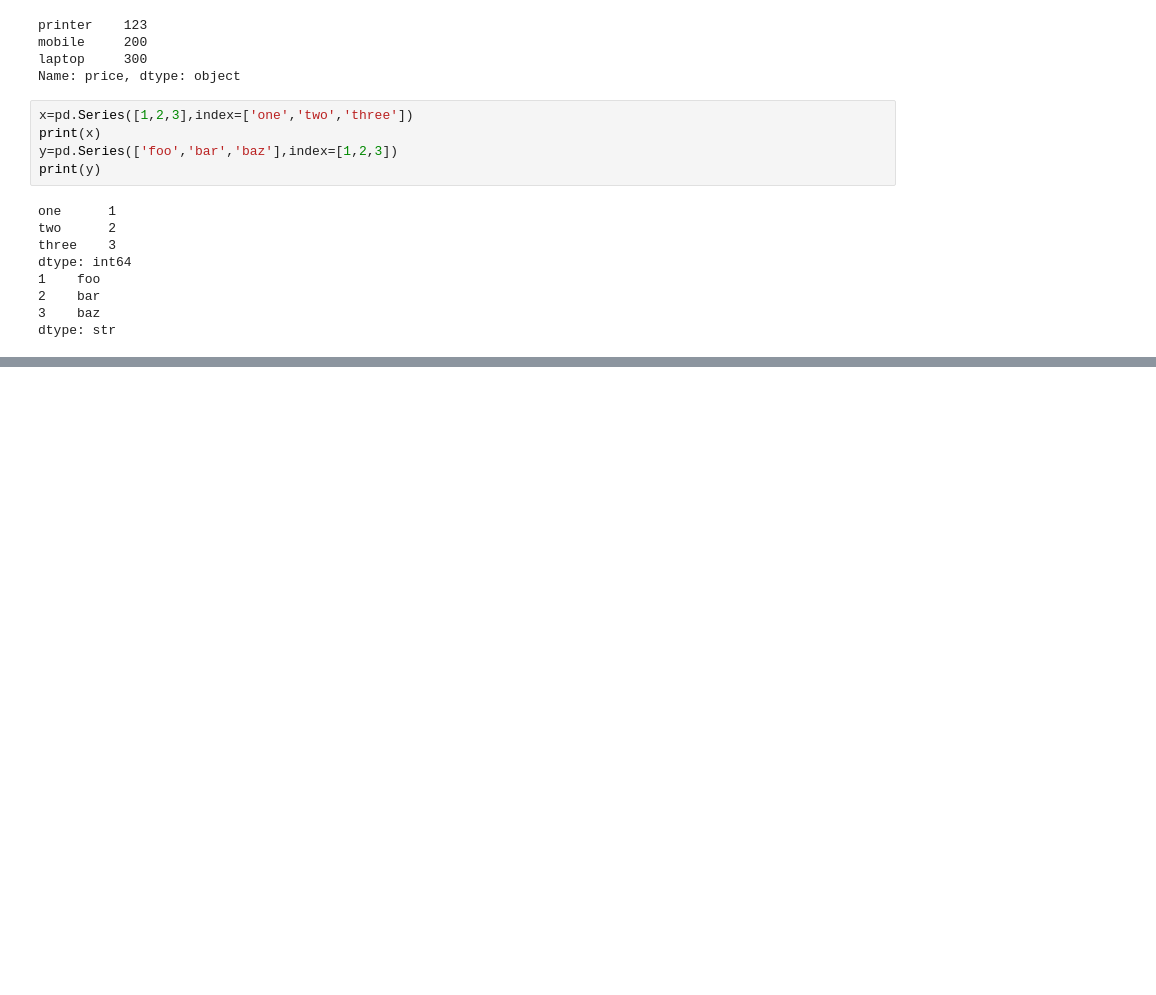
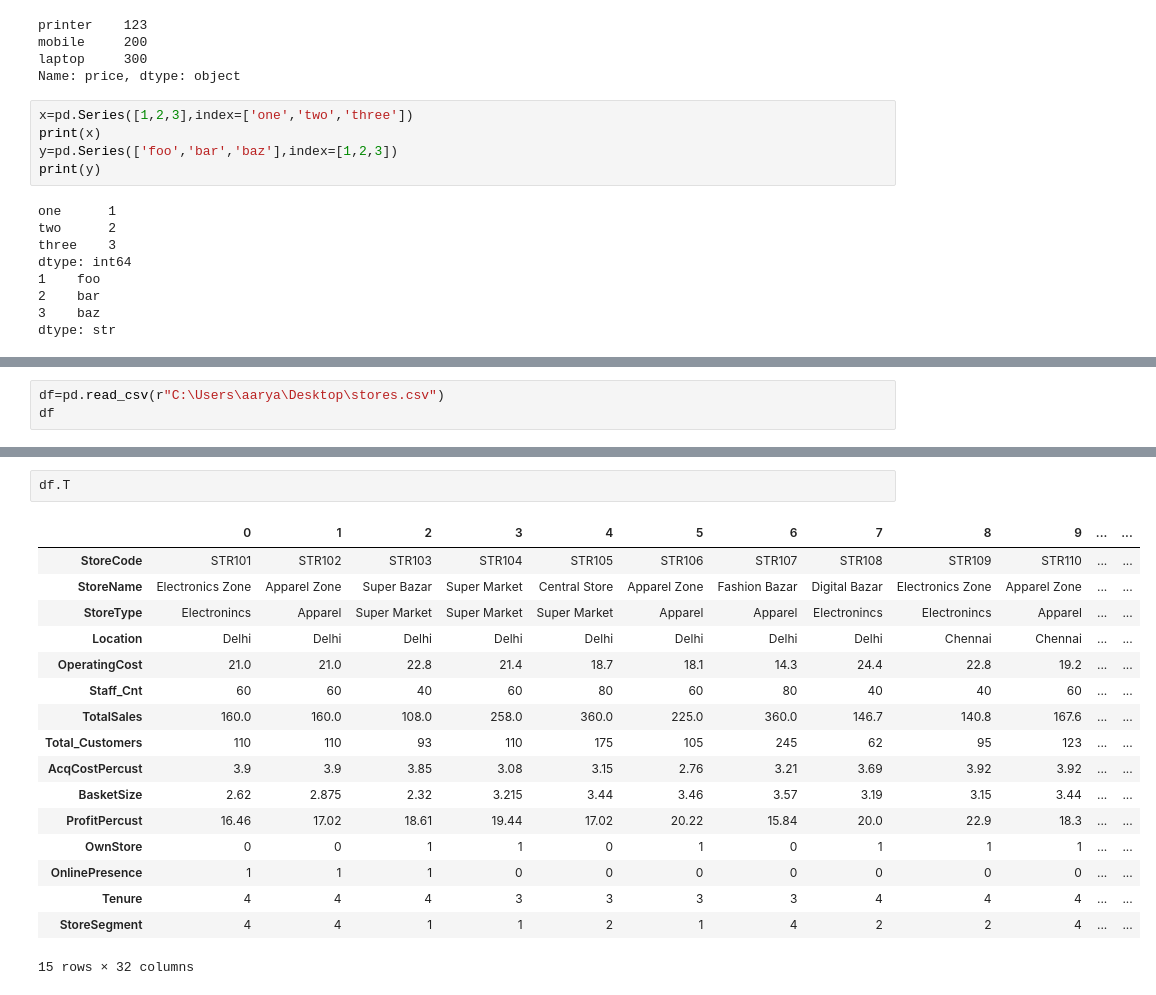
Before and after one commit to Aaryansinghal286/DV, a Jupyter notebook: Pandas_basics.ipynb, the cells around one changed output, grey strips where cells are left out. Cells and saved outputs as stored; diff of their text form; blank space fills up the shorter version.

```diff
--- a/Pandas_basics.ipynb
+++ b/Pandas_basics.ipynb
@@ -366,0 +398,3 @@ dtype: str
+# %%
+df=pd.read_csv(r"C:\Users\aarya\Desktop\stores.csv")
+df
@@ -366,0 +419,20 @@ dtype: str
+# %%
+df.T
+# %% [output]
+|  | 0 | 1 | 2 | 3 | 4 | 5 | 6 | 7 | 8 | 9 | ... | ... |
+| StoreCode | STR101 | STR102 | STR103 | STR104 | STR105 | STR106 | STR107 | STR108 | STR109 | STR110 | ... | ... |
+| StoreName | Electronics Zone | Apparel Zone | Super Bazar | Super Market | Central Store | Apparel Zone | Fashion Bazar | Digital Bazar | Electronics Zone | Apparel Zone | ... | ... |
+| StoreType | Electronincs | Apparel | Super Market | Super Market | Super Market | Apparel | Apparel | Electronincs | Electronincs | Apparel | ... | ... |
+| Location | Delhi | Delhi | Delhi | Delhi | Delhi | Delhi | Delhi | Delhi | Chennai | Chennai | ... | ... |
+| OperatingCost | 21.0 | 21.0 | 22.8 | 21.4 | 18.7 | 18.1 | 14.3 | 24.4 | 22.8 | 19.2 | ... | ... |
+| Staff_Cnt | 60 | 60 | 40 | 60 | 80 | 60 | 80 | 40 | 40 | 60 | ... | ... |
+| TotalSales | 160.0 | 160.0 | 108.0 | 258.0 | 360.0 | 225.0 | 360.0 | 146.7 | 140.8 | 167.6 | ... | ... |
+| Total_Customers | 110 | 110 | 93 | 110 | 175 | 105 | 245 | 62 | 95 | 123 | ... | ... |
+| AcqCostPercust | 3.9 | 3.9 | 3.85 | 3.08 | 3.15 | 2.76 | 3.21 | 3.69 | 3.92 | 3.92 | ... | ... |
+| BasketSize | 2.62 | 2.875 | 2.32 | 3.215 | 3.44 | 3.46 | 3.57 | 3.19 | 3.15 | 3.44 | ... | ... |
+| ProfitPercust | 16.46 | 17.02 | 18.61 | 19.44 | 17.02 | 20.22 | 15.84 | 20.0 | 22.9 | 18.3 | ... | ... |
+| OwnStore | 0 | 0 | 1 | 1 | 0 | 1 | 0 | 1 | 1 | 1 | ... | ... |
+| OnlinePresence | 1 | 1 | 1 | 0 | 0 | 0 | 0 | 0 | 0 | 0 | ... | ... |
+| Tenure | 4 | 4 | 4 | 3 | 3 | 3 | 3 | 4 | 4 | 4 | ... | ... |
+| StoreSegment | 4 | 4 | 1 | 1 | 2 | 1 | 4 | 2 | 2 | 4 | ... | ... |
+15 rows × 32 columns
```
Also changed, not shown: parts of 29 cells of this notebook, 1 other file.
